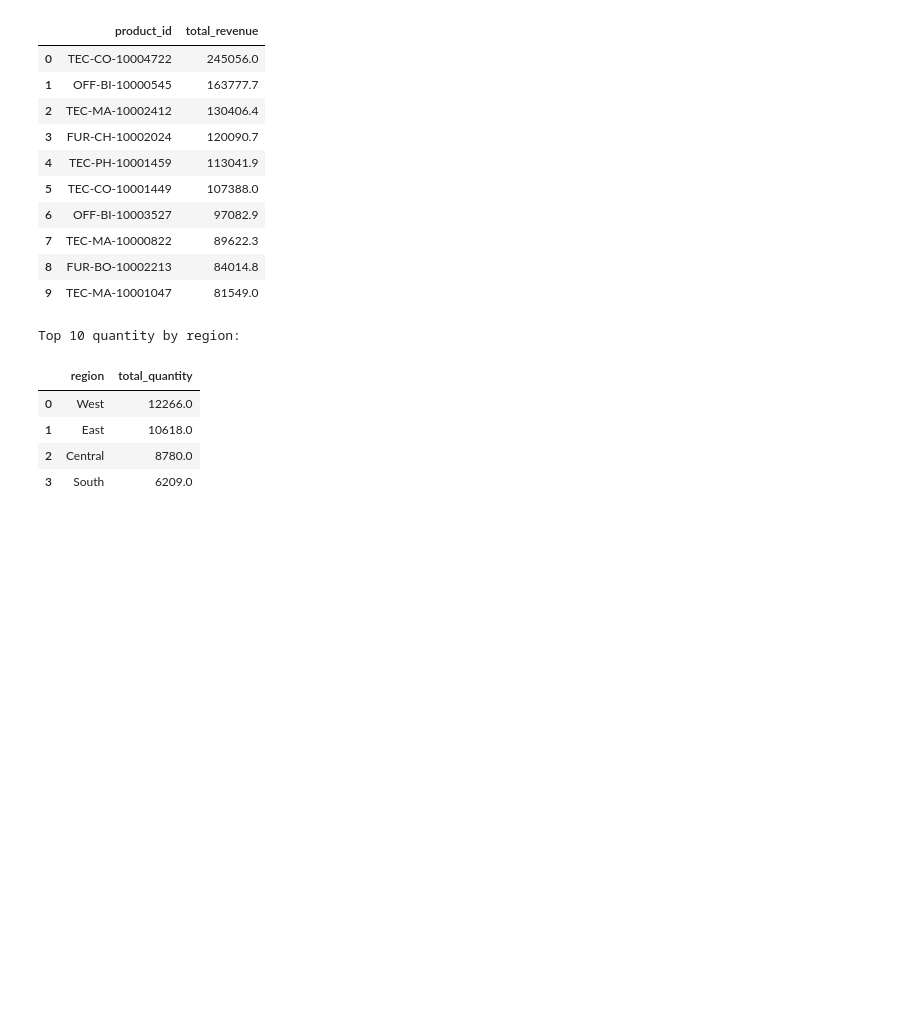
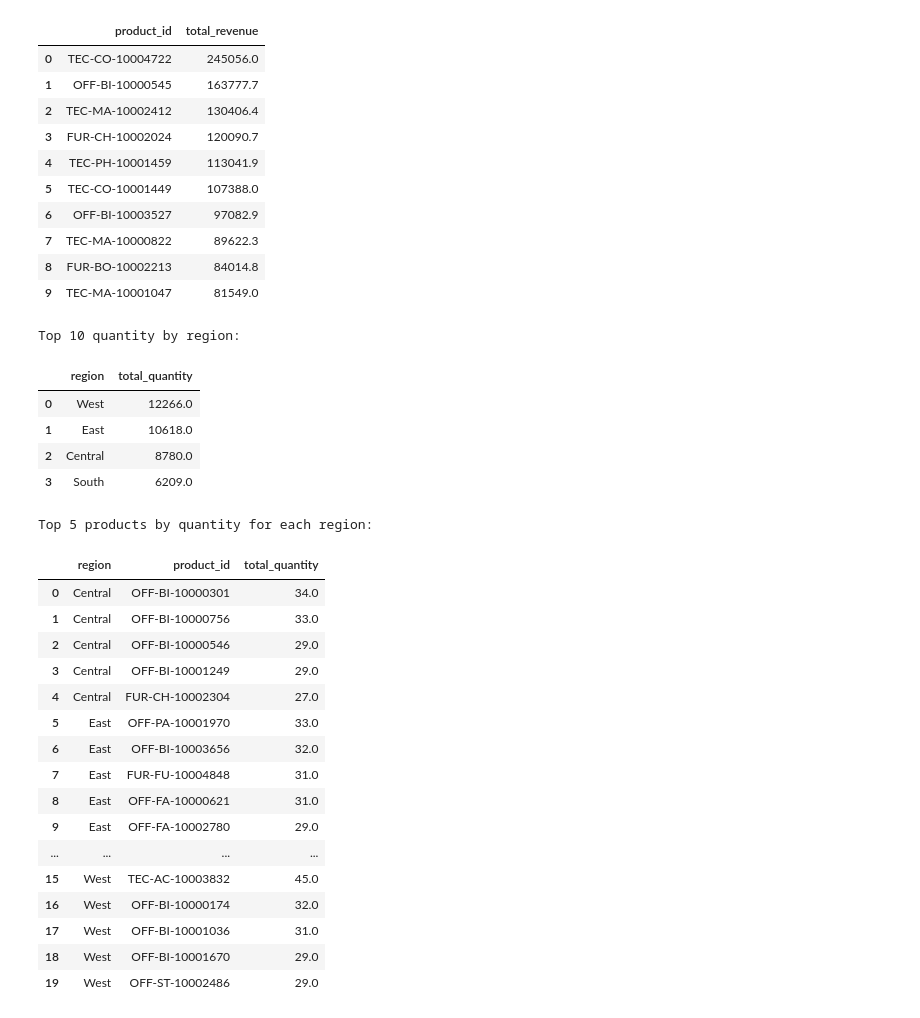
Before and after one commit to dnda14/datpy, a Jupyter notebook: ordedata.ipynb, the cells around one changed output. Drawn from its saved outputs; the diff is of its cells as text; code cells hidden in the pictures; blank space fills up the shorter version.

Commit message:
orderdata addded

```diff
--- a/ordedata.ipynb
+++ b/ordedata.ipynb
@@ -343,3 +343,44 @@ Top 10 quantity by region:
 | 1 | East | 10618.0 |
 | 2 | Central | 8780.0 |
 | 3 | South | 6209.0 |
+# %%
+query = """
+WITH RankedProducts AS (
+    SELECT
+        region,
+        product_id,
+        SUM(quantity) as total_quantity,
+        ROW_NUMBER() OVER (PARTITION BY region ORDER BY SUM(quantity) DESC) as rank
+    FROM orders
+    GROUP BY region, product_id
+)
+SELECT
+    region,
+    product_id,
+    total_quantity
+FROM RankedProducts
+WHERE rank <= 5
+ORDER BY region, total_quantity DESC
+"""
+df_top_by_region = pd.read_sql(query, engine)
+print("Top 5 products by quantity for each region:")
+display(df_top_by_region)
+# %% [output]
+Top 5 products by quantity for each region:
+|  | region | product_id | total_quantity |
+| 0 | Central | OFF-BI-10000301 | 34.0 |
+| 1 | Central | OFF-BI-10000756 | 33.0 |
+| 2 | Central | OFF-BI-10000546 | 29.0 |
+| 3 | Central | OFF-BI-10001249 | 29.0 |
+| 4 | Central | FUR-CH-10002304 | 27.0 |
+| 5 | East | OFF-PA-10001970 | 33.0 |
+| 6 | East | OFF-BI-10003656 | 32.0 |
+| 7 | East | FUR-FU-10004848 | 31.0 |
+| 8 | East | OFF-FA-10000621 | 31.0 |
+| 9 | East | OFF-FA-10002780 | 29.0 |
+| ... | ... | ... | ... |
+| 15 | West | TEC-AC-10003832 | 45.0 |
+| 16 | West | OFF-BI-10000174 | 32.0 |
+| 17 | West | OFF-BI-10001036 | 31.0 |
+| 18 | West | OFF-BI-10001670 | 29.0 |
+| 19 | West | OFF-ST-10002486 | 29.0 |
```
Also changed, not shown: parts of 4 cells of this notebook, 2 other files.
